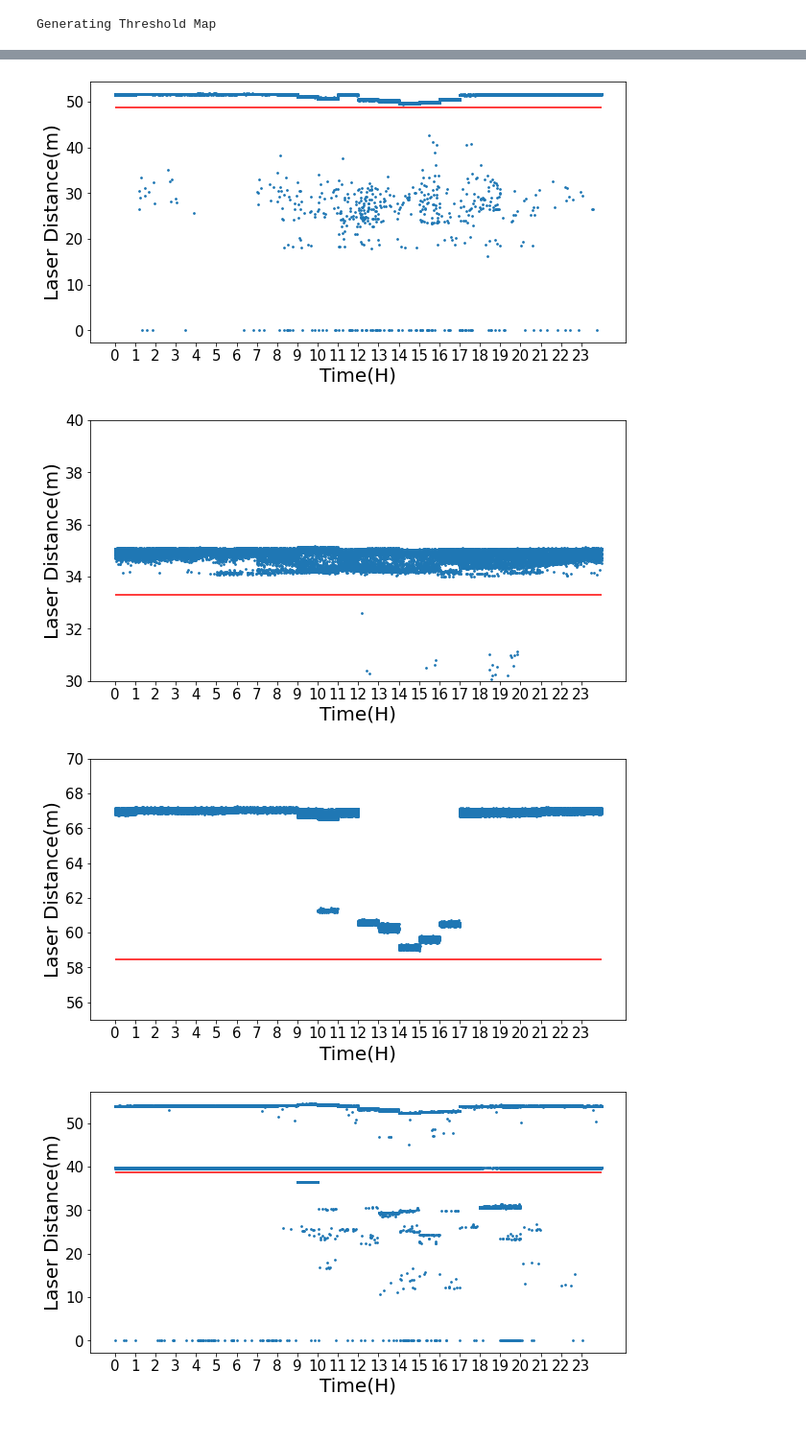
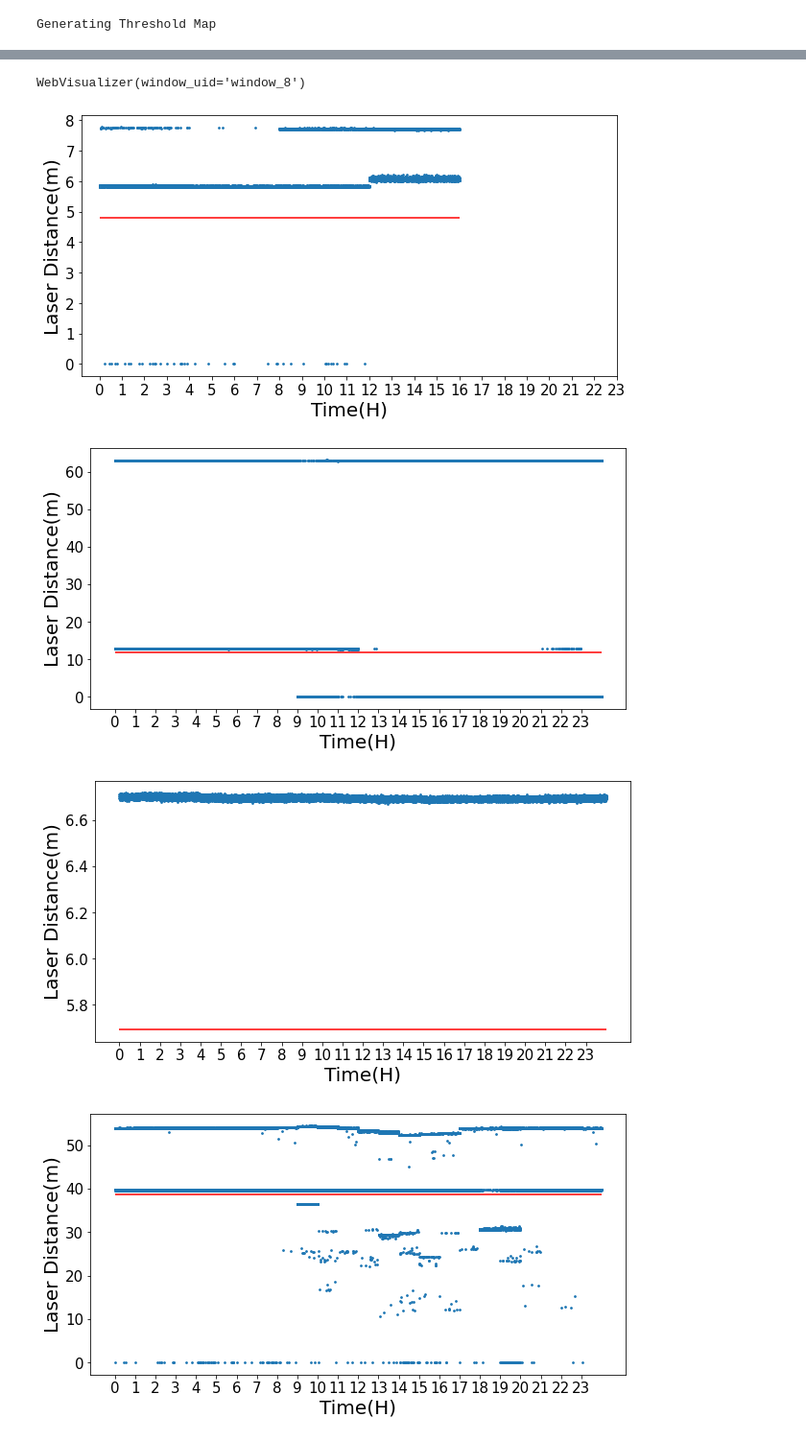
Before and after one commit to jksdbks123/Lidar-Tracker, a Jupyter notebook: LiDAR_Tracker_Project/ParamValidation.ipynb, the cells around one changed output, grey strips where cells are left out. Shown at 96% size. Saved outputs shown, nothing was run; the diff lists cells and outputs as text; code cells hidden in the pictures.

```diff
--- a/LiDAR_Tracker_Project/ParamValidation.ipynb
+++ b/LiDAR_Tracker_Project/ParamValidation.ipynb
@@ -83,3 +114,5 @@ def get_pcd_colored_dir(Td_map,Colored_map):
 # %%
 collector = RansacCollector(pcap_path=r'D:\LiDAR_Data\MidTown\PCAP_BCK\Roundabout\selected\2022-1-20-0-30-0.pcap',output_file_path='D:\LiDAR_Data\MidTown\Roundabout',update_frame_num=2000)
-collector.gen_tdmap()
+# collector.gen_tdmap()
+aggregated_map = np.load(r'D:\LiDAR_Data\MidTown\Liberty\24H_Agg.npy')
+collector.aggregated_map = aggregated_map
@@ -88,16 +118,0 @@ times = [int(pcaps_list[i].split('.')[0].split('-')[-3]) for i in range(len(pcap
-# %%
-bck_path = r'D:\LiDAR_Data\MidTown\PCAP_BCK\Roundabout\24'
-output_path = r'D:\LiDAR_Data\MidTown\PCAP_BCK\Roundabout\24'
-pcaps_list = os.listdir(bck_path)
-pcaps_list = [p for p in pcaps_list if 'pcap' in p.split('.')]
-times = [int(pcaps_list[i].split('.')[0].split('-')[-3]) for i in range(len(pcaps_list))]
-aggregated_maps_multiple = []
-time_ind = np.argsort(times)
-for i in time_ind:
-    print(times[i])
-    collector = RansacCollector(pcap_path=os.path.join(bck_path,pcaps_list[i]),output_file_path=bck_path,update_frame_num=17950)
-    collector.gen_tdmap()
-    aggregated_maps_multiple.append(collector.aggregated_map[np.random.choice(np.arange(0,2000),size = int(24000/len(pcaps_list)) ,replace = False)])
-# collector.aggregated_map = np.concatenate(aggregated_maps_multiple,axis = 0)
-# collector.gen_thredmap(d = 1 ,thred_s = 0.125,N = 10,delta_thred = 1e-3,step = 0.1)
-# threshold_map = collector.thred_map
@@ -130,3 +118,0 @@ Loading pcap...
-# %%
-aggragated_map = np.concatenate(aggregated_maps_multiple,axis = 0)
-collector.aggregated_map = aggragated_map
@@ -175,3 +191,11 @@ WebVisualizer(window_uid='window_6')
+# %%
+Td_map = collector.aggregated_map[-3]
+Colored_map = np.full(Td_map.shape,0)
+Colored_map[laser_id,1563:1573] = 1
+pcd = get_pcd_colored_dir(Td_map,Colored_map)
+draw(pcd)
+# %% [output]
+WebVisualizer(window_uid='window_8')
 # %%
 
 laser_id = theta_raw[28] == theta
@@ -188,24 +212,24 @@ plt.ylabel('Laser Distance(m)',fontsize = 20)
 plt.xlabel('Time(H)',fontsize = 20)
 plt.show()
 # %% [output]
-[figure, old version]
+[figure, new version]
 # %%
 
 laser_id = theta_raw[14] == theta
 azimuth_channel = int(np.around((13232/100)/0.2)) + 30
 temp = collector.aggregated_map[:,laser_id,azimuth_channel]
 thred = get_thred_modified(temp.flatten(),1,0.125,10,0.001,0.5)
 plt.figure(figsize=(10,5))
 plt.scatter(np.arange(len(collector.aggregated_map)),collector.aggregated_map[:,laser_id,azimuth_channel], s = 3)
 plt.hlines(thred,0,len(collector.aggregated_map),color = 'r')
-plt.ylim(30,40)
+# plt.ylim(30,40)
 plt.xticks(np.arange(0,24000,1000),np.arange(0,24),fontsize = 15)
 plt.yticks(fontsize = 15)
 plt.ylabel('Laser Distance(m)',fontsize = 20)
 plt.xlabel('Time(H)',fontsize = 20)
 plt.show()
 # %% [output]
-[figure, old version]
+[figure, new version]
 # %%
 
 laser_id = theta_raw[31] == theta
@@ -215,14 +239,14 @@ thred = get_thred_modified(temp.flatten(),1,0.125,10,0.001,0.5)
 plt.figure(figsize=(10,5))
 plt.scatter(np.arange(len(collector.aggregated_map)),collector.aggregated_map[:,laser_id,azimuth_channel], s = 3)
 plt.hlines(thred,0,len(collector.aggregated_map),color = 'r')
-plt.ylim(55,70)
+# plt.ylim(55,70)
 plt.xticks(np.arange(0,24000,1000),np.arange(0,24),fontsize = 15)
 plt.yticks(fontsize = 15)
 plt.ylabel('Laser Distance(m)',fontsize = 20)
 plt.xlabel('Time(H)',fontsize = 20)
 plt.show()
 # %% [output]
-[figure, old version]
+[figure, new version]
 # %%
 
 laser_id = theta_raw[2] == theta
```
Also changed, not shown: parts of 18 cells of this notebook, 16 other files.
